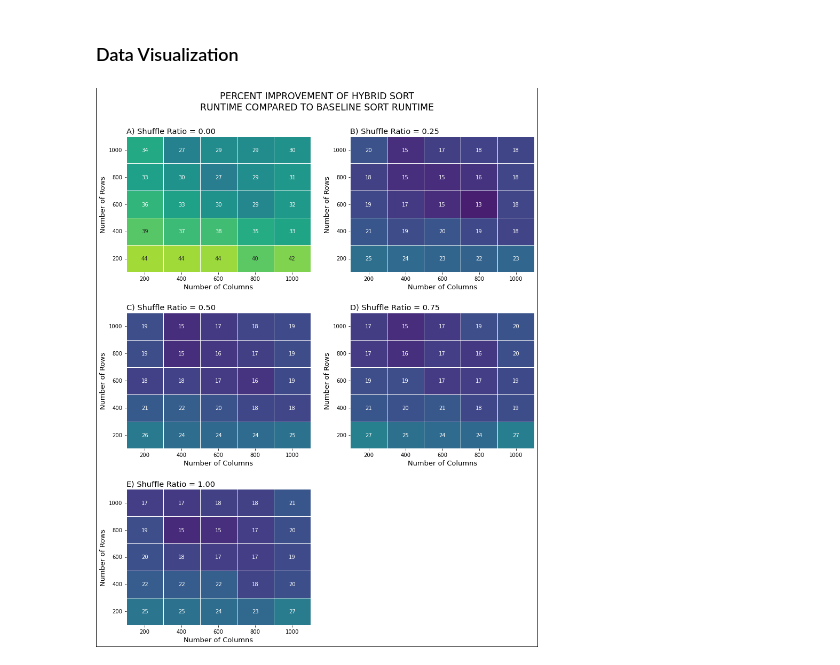
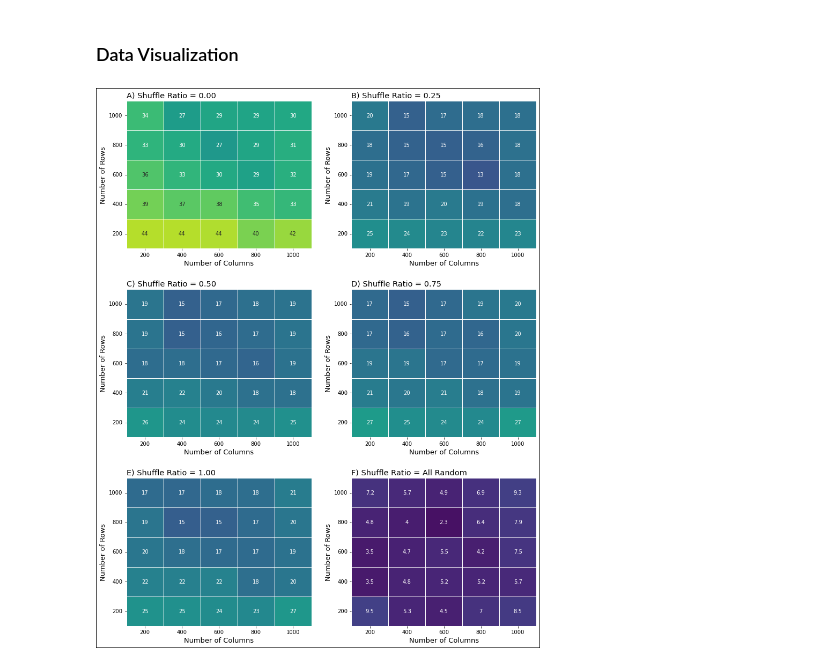
Before and after one commit to ejuar2/dsa-java, a Jupyter notebook: src/main/java/edu/emory/cs/sort/hybrid/data_visualization.ipynb, the cells around one changed output. Cells and saved outputs as stored; diff of their text form; code cells hidden in the pictures.

Commit message:
New "all random" experiment and data for homework 1: hybrid sort

```diff
--- a/src/main/java/edu/emory/cs/sort/hybrid/data_visualization.ipynb
+++ b/src/main/java/edu/emory/cs/sort/hybrid/data_visualization.ipynb
@@ -11,7 +11,7 @@ import seaborn as sns
 ### Load and Process Data
 # %%
 path = "data/ratio"
-files = ["0x00","0x25","0x50","0x75","1x00"]
+files = ["0x00","0x25","0x50","0x75","1x00", "AllRandom"]
 ext = ".tsv"
 df_list = []
 
@@ -35,30 +35,29 @@ df_list[0].head()
 # %%
 ROWS = 3
 COLS = 2
 index = 0
-ratios = ["0.00","0.25","0.50","0.75","1.00"]
-cases = ['A','B','C','D','E']
+ratios = ["0.00","0.25","0.50","0.75","1.00", "All Random"]
+cases = ['A','B','C','D','E', 'F']
 fig, axs = plt.subplots(nrows=ROWS, ncols=COLS)
 for r in range(ROWS):
     for c in range(COLS):
         ax = sns.heatmap(
             df_list[index], annot=True, linewidth=0.5,
-            vmin=10, vmax=50, cbar = False, cmap="viridis",
+            vmin=0, vmax=50, cbar = False, cmap="viridis",
             ax=axs[r][c]
         )
         ax.invert_yaxis()
         ax.set_title(cases[index] + ") Shuffle Ratio = " + ratios[index], fontsize=14.5, loc="left")
         ax.set_xlabel("Number of Columns", fontsize=13)
         ax.set_ylabel("Number of Rows", fontsize=13)
-        if index < 4: index += 1
-fig.delaxes(axs[2][1])
+        index += 1
+
 fig.set_size_inches(12,15)
-#fig.suptitle("PERCENT IMPROVEMENT OF HYBRID SORT\nRUNTIME COMPARED TO BASELINE SORT RUNTIME", fontsize="xx-large")
 fig.set_facecolor("white")
 fig.tight_layout(pad=2.5)
 fig.set_linewidth(2)
 fig.set_edgecolor("black")
 
 fig.savefig("sort_data_heatmaps.png", dpi=300, facecolor=fig.get_facecolor(), edgecolor=fig.get_edgecolor())
 # %% [output]
-[figure, old version]
+[figure, new version]
```
Also changed, not shown: 3 other files.
